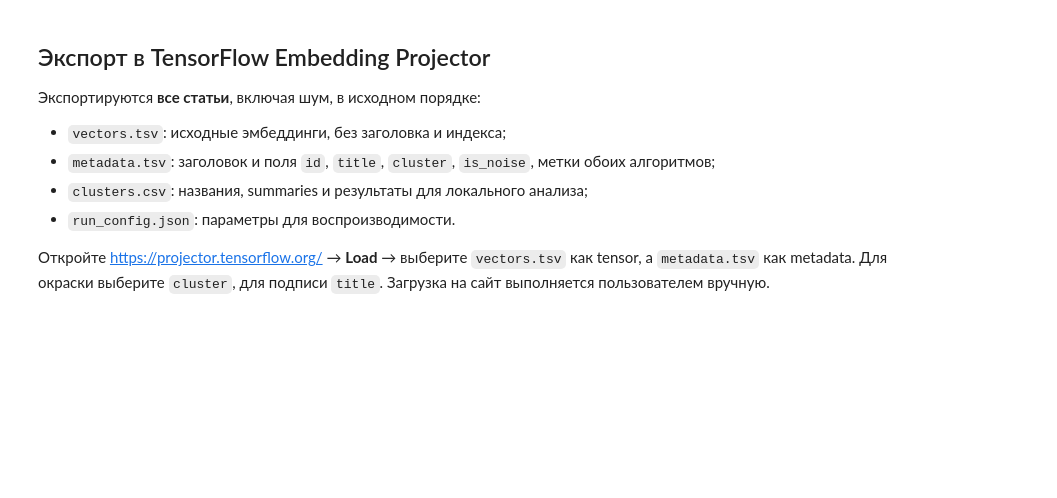
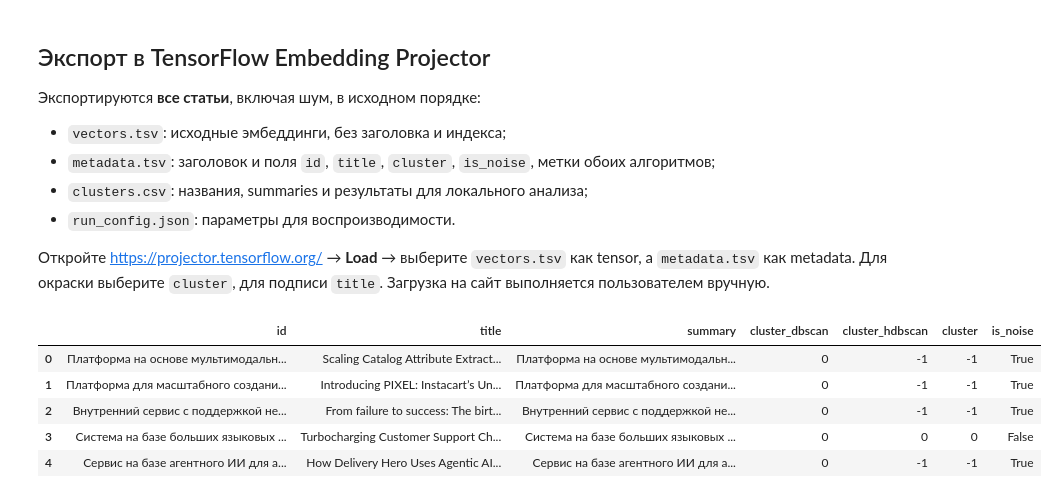
Before and after one commit to elwisLloyd/case-finder, a Jupyter notebook: cluster-train-data.ipynb, the cells around one changed output. Saved outputs shown, nothing was run; the diff lists cells and outputs as text; code cells hidden in the pictures; blank space fills up the shorter version.

```diff
--- a/cluster-train-data.ipynb
+++ b/cluster-train-data.ipynb
@@ -30,9 +30,9 @@ from sklearn.neighbors import NearestNeighbors
 from sklearn.preprocessing import normalize
 
 # Сначала абсолютный путь пользователя, затем стандартный путь репозитория.
-INDEX_PATH = Path('/data/train/train_index.csv')
+INDEX_PATH = Path('/data/train/train_index_summarized.csv')
 if not INDEX_PATH.is_file():
-    INDEX_PATH = Path('data/train/train_index.csv')
+    INDEX_PATH = Path('data/train/train_index_summarized.csv')
 ARTICLES_DIR = INDEX_PATH.parent / 'files'
 OUTPUT_DIR = Path('data/clustering')
 RANDOM_STATE = 42
@@ -194,3 +218,13 @@ plt.show()
+# %%
+clustered['id'] = clustered['summary']
+clustered.head()
+# %% [output]
+|  | id | title | summary | cluster_dbscan | cluster_hdbscan | cluster | is_noise |
+| 0 | Платформа на основе мультимодальн... | Scaling Catalog Attribute Extract... | Платформа на основе мультимодальн... | 0 | -1 | -1 | True |
+| 1 | Платформа для масштабного создани... | Introducing PIXEL: Instacart’s Un... | Платформа для масштабного создани... | 0 | -1 | -1 | True |
+| 2 | Внутренний сервис с поддержкой не... | From failure to success: The birt... | Внутренний сервис с поддержкой не... | 0 | -1 | -1 | True |
+| 3 | Система на базе больших языковых ... | Turbocharging Customer Support Ch... | Система на базе больших языковых ... | 0 | 0 | 0 | False |
+| 4 | Сервис на базе агентного ИИ для а... | How Delivery Hero Uses Agentic AI... | Сервис на базе агентного ИИ для а... | 0 | -1 | -1 | True |
 # %%
 def clean_tsv_text(value):
     return re.sub(r'[\t\r\n]+', ' ', str(value))
```
Also changed, not shown: parts of 5 cells of this notebook, 2 other files.
